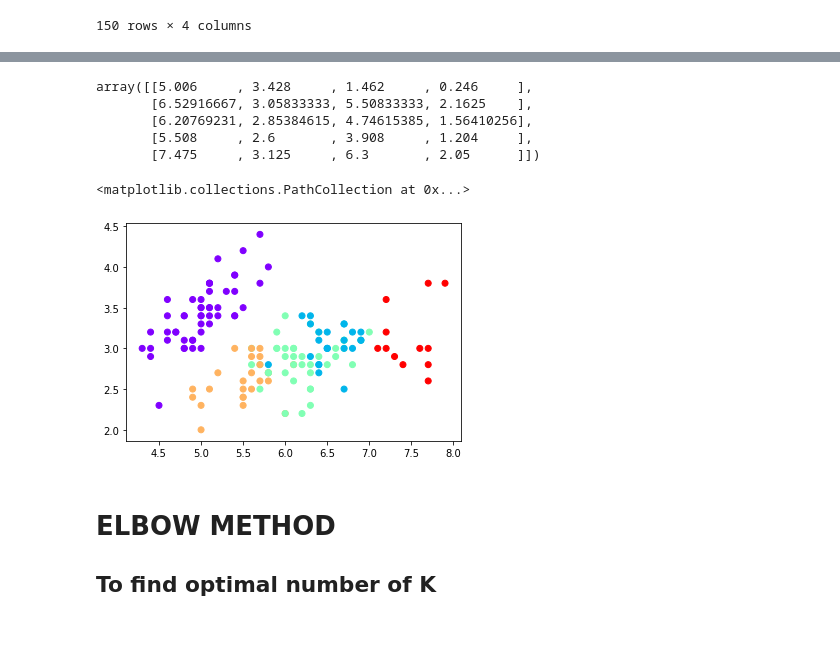
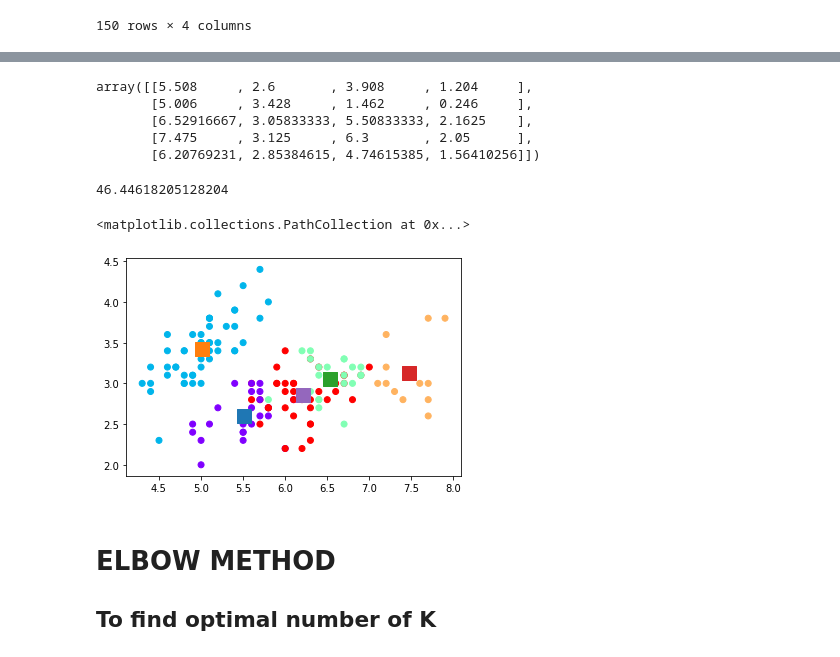
Before and after one commit to rktrojan/DataSciencePython, a Jupyter notebook: Notebooks/UnSupervised_Learning/Clustering and ARM/Clustering - K-Means.ipynb, the cells around one changed output, grey strips where cells are left out. Drawn from its saved outputs; the diff is of its cells as text; code cells hidden in the pictures.

```diff
--- a/Notebooks/UnSupervised_Learning/Clustering and ARM/Clustering - K-Means.ipynb
+++ b/Notebooks/UnSupervised_Learning/Clustering and ARM/Clustering - K-Means.ipynb
@@ -124,18 +186,32 @@ df
 | 149 | 5.9 | 3.0 | 5.1 | 1.8 |
 150 rows × 4 columns
 # %%
-x = df.iloc[:, [0,1,2,3]].values
-x
+#x = df.iloc[:, [0,1,2,3]].values
+#x
 # %%
 
 
 from sklearn.cluster import KMeans
 
-kmeans5 = KMeans(n_clusters=5)
+#valkue of K
+
+kmeans5 = KMeans(n_clusters=5,n_init=10,
+    max_iter=300,
+    tol=0.0001,
+    precompute_distances='deprecated',
+    verbose=0
+)
+
+
+#1,n
+
+#2 to n-1
 # %%
 
 #K =5
 
-y_kmeans5 = kmeans5.fit_predict(x)
+y_kmeans5 = kmeans5.fit_predict(df)
 
 print(y_kmeans5)
+
+y_kmeans5.cluster_centres_
@@ -142,17 +244,41 @@ print(y_kmeans5)
 # %%
 
+
+
 kmeans5.cluster_centers_
 # %% [output]
-array([[5.006     , 3.428     , 1.462     , 0.246     ],
+array([[5.508     , 2.6       , 3.908     , 1.204     ],
+       [5.006     , 3.428     , 1.462     , 0.246     ],
        [6.52916667, 3.05833333, 5.50833333, 2.1625    ],
-       [6.20769231, 2.85384615, 4.74615385, 1.56410256],
-       [5.508     , 2.6       , 3.908     , 1.204     ],
-       [7.475     , 3.125     , 6.3       , 2.05      ]])
+       [7.475     , 3.125     , 6.3       , 2.05      ],
+       [6.20769231, 2.85384615, 4.74615385, 1.56410256]])
+# %%
+kmeans5.cluster_centers_[2][2]
+
+
+#SSE=WSS
+
+kmeans5.inertia_
+# %% [output]
+46.44618205128204
+# %%
+import matplotlib.pyplot as plt
+
+plt.scatter(x[:,0],x[:,1],   c=y_kmeans5,   cmap="rainbow")
+
+plt.scatter(kmeans5.cluster_centers_[0][0],kmeans5.cluster_centers_[0][1],   s=200, marker='s')
+plt.scatter(kmeans5.cluster_centers_[1][0],kmeans5.cluster_centers_[1][1],   s=200, marker='s')
+plt.scatter(kmeans5.cluster_centers_[2][0],kmeans5.cluster_centers_[2][1],   s=200, marker='s')
+plt.scatter(kmeans5.cluster_centers_[3][0],kmeans5.cluster_centers_[3][1],   s=200, marker='s')
+plt.scatter(kmeans5.cluster_centers_[4][0],kmeans5.cluster_centers_[4][1],   s=200, marker='s')
+# %% [output]
+<matplotlib.collections.PathCollection at 0x...>
+[figure, added]
 # %%
-plt.scatter(x[:,0],x[:,1],c=y_kmeans5,cmap="rainbow")
+
+plt.scatter(x[:,2],x[:,3],   c=y_kmeans5,   cmap="rainbow")
+
+#sepal width (cm)	petal length (cm)
-# %% [output]
-<matplotlib.collections.PathCollection at 0x...>
-[figure, removed]
 # %% [markdown]
 # ELBOW METHOD
 
```
Also changed, not shown: parts of 26 cells of this notebook, 3 other files.
